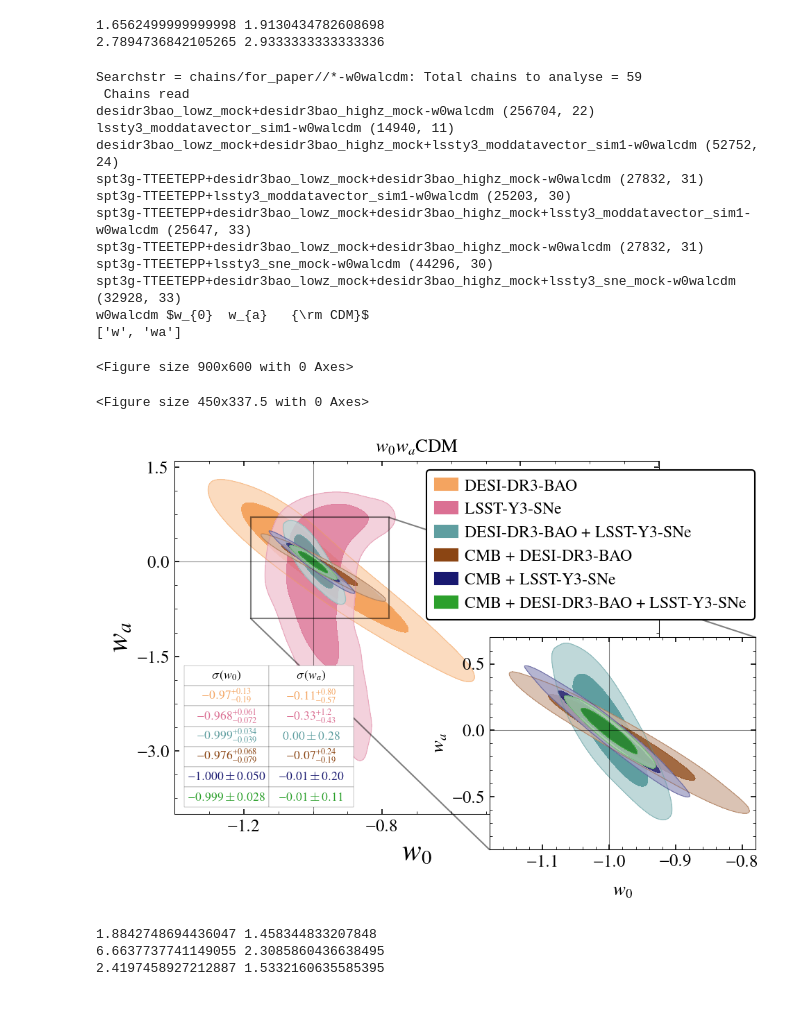
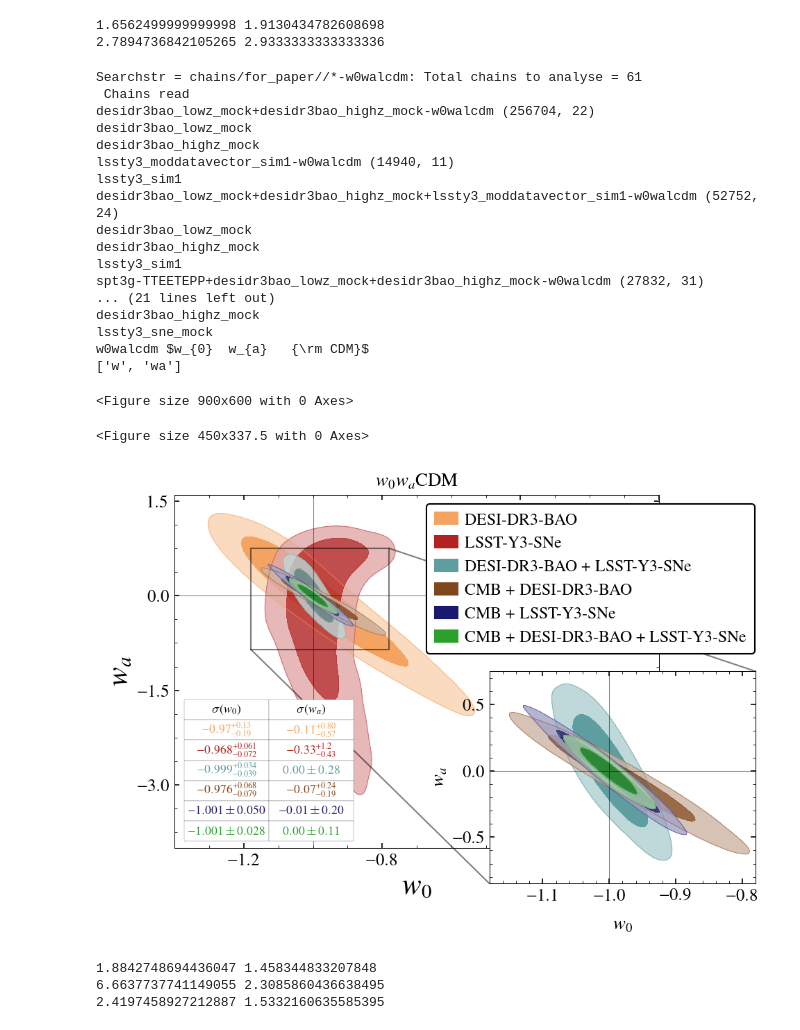
Before and after one commit to sriniraghunathan/CMB_BAO_SNe_likelihoods, a Jupyter notebook: analyse_chains_for_paper.ipynb, the cells around one changed output. Drawn from its saved outputs; the diff is of its cells as text; code cells hidden in the pictures.

```diff
--- a/analyse_chains_for_paper.ipynb
+++ b/analyse_chains_for_paper.ipynb
@@ -307,6 +307,7 @@ if (1): #check multiple LSST datasets
     other_mcmc_fd = 'chains/for_paper/'
     chain_fdlist.extend(['%s/lssty3_sne_mock-%s' %(other_mcmc_fd, which_cosmo)])
     chain_fdlist.extend(['%s/lssty3_moddatavector_sim1-%s' %(other_mcmc_fd, which_cosmo)])
+    chain_fdlist.extend(['%s/lssty3_binned_moddatavector_sim1-%s' %(other_mcmc_fd, which_cosmo)])
     chain_fdlist.extend(['%s/desy5_moddatavector_sim0-%s' %(other_mcmc_fd, which_cosmo)])
     chain_fdlist.extend(['%s/lssty3_zmax1_sim1-%s' %(other_mcmc_fd, which_cosmo)])
     chain_fdlist.extend(['%s/lssty3_samplebasedonzfromdes_rsval1_sim1-%s' %(other_mcmc_fd, which_cosmo)])
@@ -356,8 +357,11 @@ if (1):
                       'desy5_moddatavector_sim0-%s' %(which_cosmo),
                       #'lssty3_sne_mock-%s' %(which_cosmo),
                       'lssty3_moddatavector_sim1-%s' %(which_cosmo),
+                      ###'lssty3_binned_moddatavector_sim1-%s' %(which_cosmo),
     ]
     color_arr = ['darkslategrey', 'cadetblue', 'palevioletred']
+    color_arr = ['darkslategrey', 'cadetblue', '#B22222']
+
     filled_arr = [False, True, True]
     ls_arr = ['-.', '-', '-']
     line_args=[{'ls':'-.', 'color': color_arr[0]},
@@ -397,7 +401,7 @@ if (0):
     color_arr = ['cadetblue', 'palevioletred', 'black', 'navy', 'royalblue', 'green', 'orangered', 'darkred']
     filled_arr = [True, True, True, False, False, False, False, False]
 
-if (1):
+if (0):
     chains_to_plot = [
                       #'desy5sne_%s' %(which_cosmo),
                       'desy5_moddatavector_sim0-%s' %(which_cosmo),
@@ -640,9 +646,11 @@ for pliter in range(2):
                         ]
 
         color_arr = ['sandybrown', 'palevioletred', 'cadetblue', 'saddlebrown', 'midnightblue', 'tab:green']
+        color_arr = ['sandybrown', '#B22222', 'cadetblue', '#80461B', 'midnightblue', 'tab:green']
+
     elif pliter == 1:
         curr_param_limits_dic['w'] = [-1.18, -0.78]#[-1.2, -0.75]
-        curr_param_limits_dic['wa'] = [-0.9, 0.7]#0.6]
+        curr_param_limits_dic['wa'] = [-0.85, 0.75]#0.6]
         chains_to_plot = [
                         #'spt3g-TTEETEPP-%s' %(cosmo_name),
                         'spt3g-TTEETEPP+desidr3bao_lowz_mock+desidr3bao_highz_mock-%s' %(cosmo_name),
@@ -754,40 +762,44 @@ g = misc_getdist.make_getdist_plot('multiple_2d_col',
                                     array_of_table_locs = array_of_table_locs,
                                     array_of_table_width = array_of_table_width,
                                     array_of_table_col_width = array_of_table_col_width,
                                     array_to_table_fontsize = array_to_table_fontsize,
                                    figsize = figsize, fsval = fsval,
                                    labels = labels_arr,
                                    num_plot_contours = 2, filled = False,
                                    array_of_filled_arr = [[True, True, True, True, True, True], True],
                                    #array_of_num_plot_contours = [2, 2],
                                    legcol = [1,1,2],
 #                                    wspace = wspace, yvisibility = yvisibility,
 #                                   cosmo_label = cosmo_label,
 #                                    xyloc_for_leg = xyloc_for_leg,
                                    show_table = True,
                                    )
 plname = '%s/%s.pdf' %(pl_folder, cosmo_name_and_tag)
 #plname = '%s/png/%s.png' %(pl_folder, cosmo_name_and_tag)
 #plname = '%s/png/tmp/4.png' %(pl_folder)
 savefig(plname, dpi = 200.)
 show()
 # %% [output]
-Searchstr = chains/for_paper//*-w0walcdm: Total chains to analyse = 59
+Searchstr = chains/for_paper//*-w0walcdm: Total chains to analyse = 61
  Chains read
 desidr3bao_lowz_mock+desidr3bao_highz_mock-w0walcdm (256704, 22)
+desidr3bao_lowz_mock
+desidr3bao_highz_mock
 lssty3_moddatavector_sim1-w0walcdm (14940, 11)
+lssty3_sim1
 desidr3bao_lowz_mock+desidr3bao_highz_mock+lssty3_moddatavector_sim1-w0walcdm (52752, 24)
+desidr3bao_lowz_mock
+desidr3bao_highz_mock
+lssty3_sim1
 spt3g-TTEETEPP+desidr3bao_lowz_mock+desidr3bao_highz_mock-w0walcdm (27832, 31)
-spt3g-TTEETEPP+lssty3_moddatavector_sim1-w0walcdm (25203, 30)
-spt3g-TTEETEPP+desidr3bao_lowz_mock+desidr3bao_highz_mock+lssty3_moddatavector_sim1-w0walcdm (25647, 33)
-spt3g-TTEETEPP+desidr3bao_lowz_mock+desidr3bao_highz_mock-w0walcdm (27832, 31)
-spt3g-TTEETEPP+lssty3_sne_mock-w0walcdm (44296, 30)
-spt3g-TTEETEPP+desidr3bao_lowz_mock+desidr3bao_highz_mock+lssty3_sne_mock-w0walcdm (32928, 33)
+... (21 lines left out)
+desidr3bao_highz_mock
+lssty3_sne_mock
 w0walcdm $w_{0}  w_{a}   {\rm CDM}$
 ['w', 'wa']
 <Figure size 900x600 with 0 Axes>
 <Figure size 450x337.5 with 0 Axes>
-[figure, old version]
+[figure, new version]
 # %%
 curr_samples.getRawNDDensity??
 # %%
```
Also changed, not shown: parts of 5 cells of this notebook, 7 other files.
